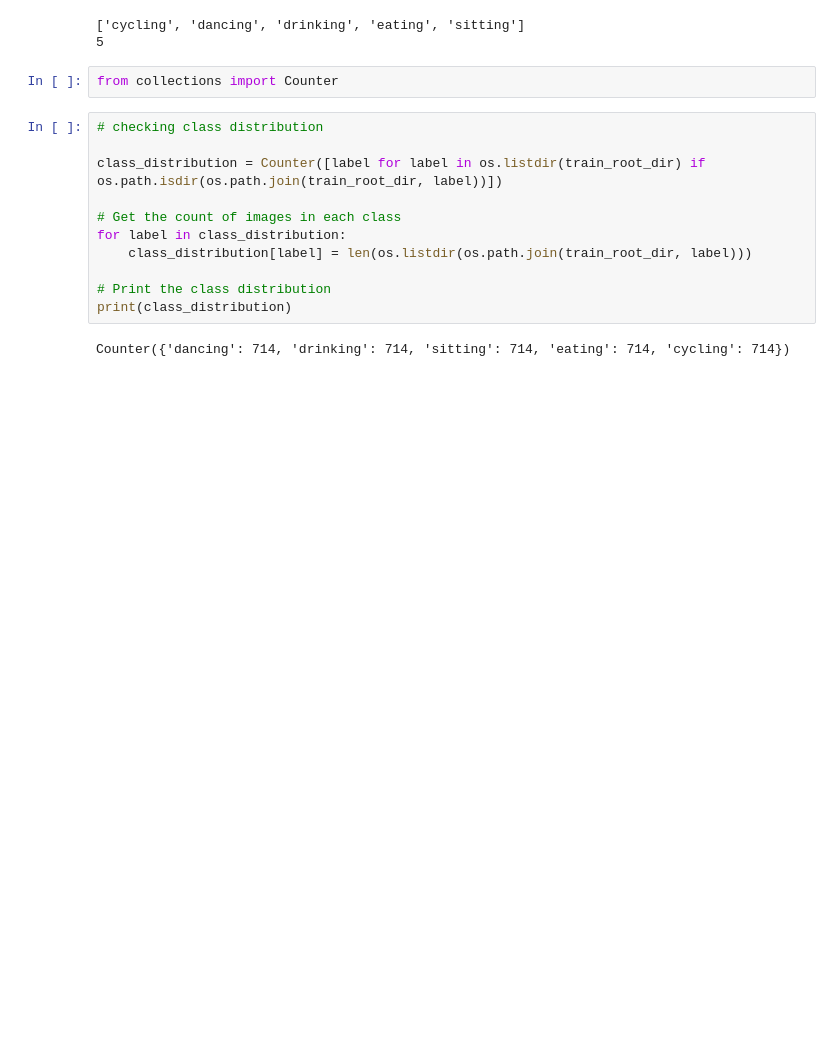
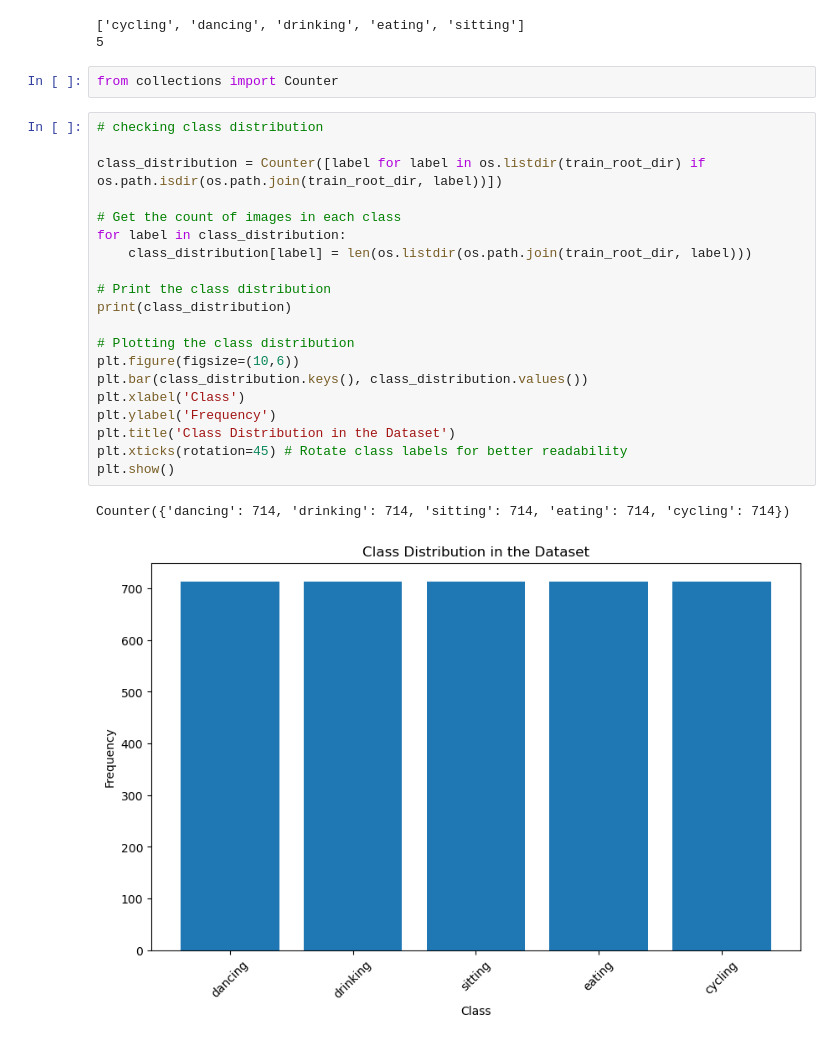
Before and after one commit to SamAdebisi/Computer-Vision-using-PyTorch, a Jupyter notebook: Human Action Recognition/models/LeNet.ipynb, the cells around one changed output. Drawn from its saved outputs; the diff is of its cells as text; blank space fills up the shorter version.

```diff
--- a/Human Action Recognition/models/LeNet.ipynb
+++ b/Human Action Recognition/models/LeNet.ipynb
@@ -100,13 +100,23 @@ from collections import Counter
 # %%
 # checking class distribution
 
 class_distribution = Counter([label for label in os.listdir(train_root_dir) if os.path.isdir(os.path.join(train_root_dir, label))])
 
 # Get the count of images in each class
 for label in class_distribution:
     class_distribution[label] = len(os.listdir(os.path.join(train_root_dir, label)))
 
 # Print the class distribution
 print(class_distribution)
+
+# Plotting the class distribution
+plt.figure(figsize=(10,6))
+plt.bar(class_distribution.keys(), class_distribution.values())
+plt.xlabel('Class')
+plt.ylabel('Frequency')
+plt.title('Class Distribution in the Dataset')
+plt.xticks(rotation=45) # Rotate class labels for better readability
+plt.show()
 # %% [output]
 Counter({'dancing': 714, 'drinking': 714, 'sitting': 714, 'eating': 714, 'cycling': 714})
+[figure, added]
```
